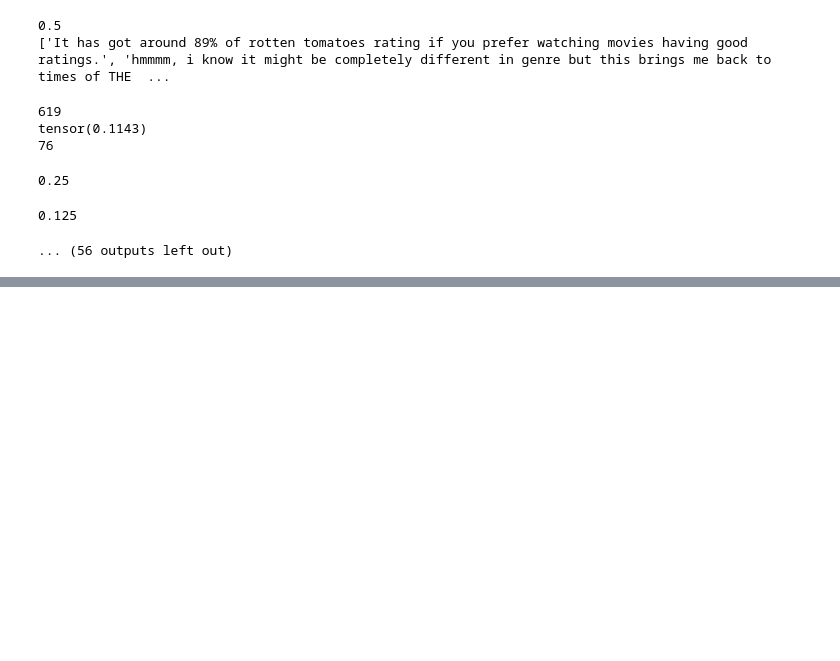
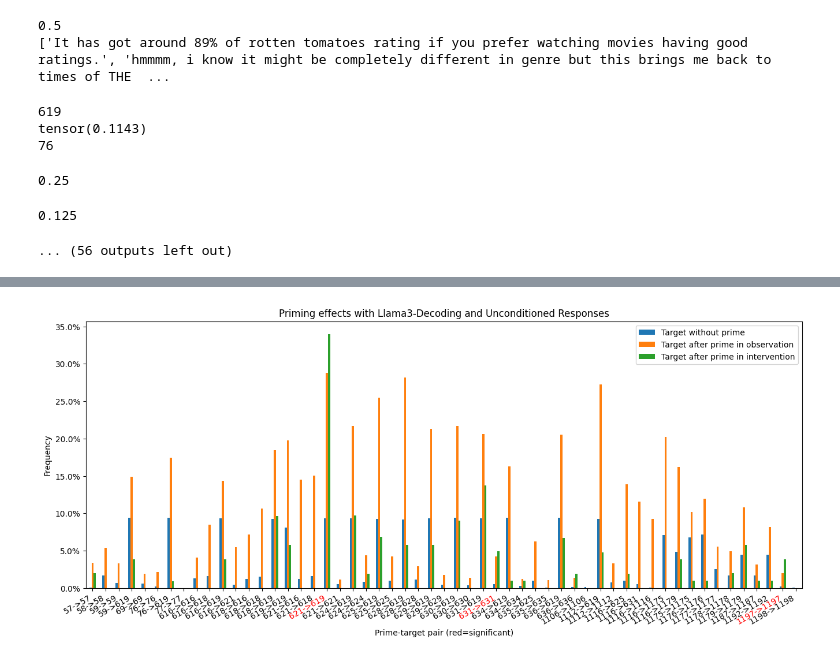
Before and after one commit to shivster2000/grammarctg, a Jupyter notebook: experiments/020_priming.ipynb, the cells around one changed output, grey strips where cells are left out. Drawn from its saved outputs; the diff is of its cells as text; code cells hidden in the pictures; blank space fills up the shorter version.

```diff
--- a/experiments/020_priming.ipynb
+++ b/experiments/020_priming.ipynb
@@ -464,0 +424,4 @@ plt.show()
+# %%
+plot_priming("intervention/intervention-llama-ref", "Priming effects with Llama3-Decoding and Unconditioned Responses")
+# %% [output]
+[figure, added]
```
Also changed, not shown: parts of 25 cells of this notebook, 38 other files.
